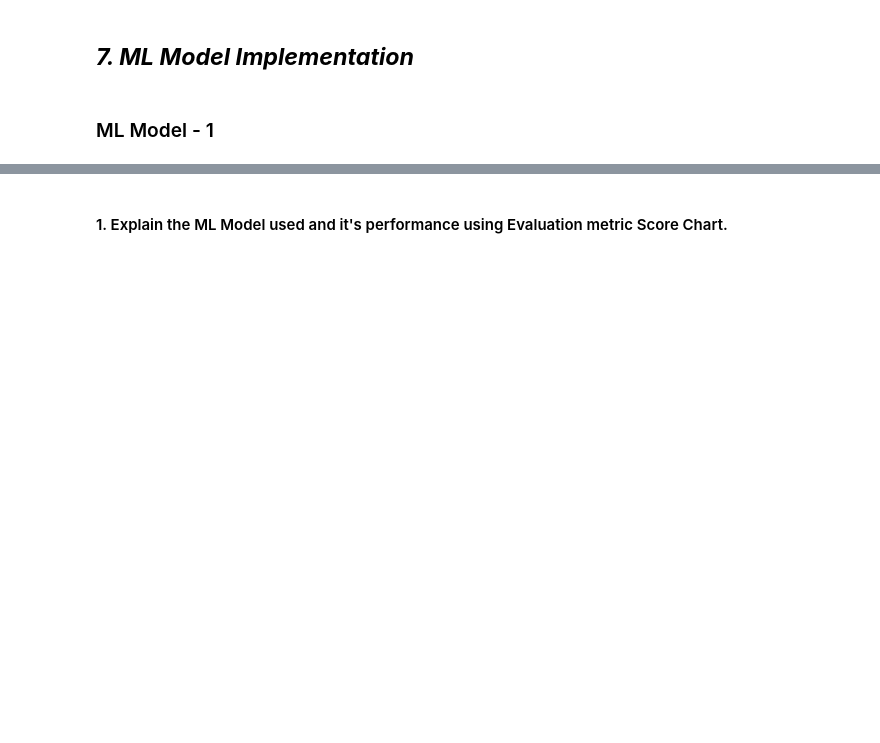
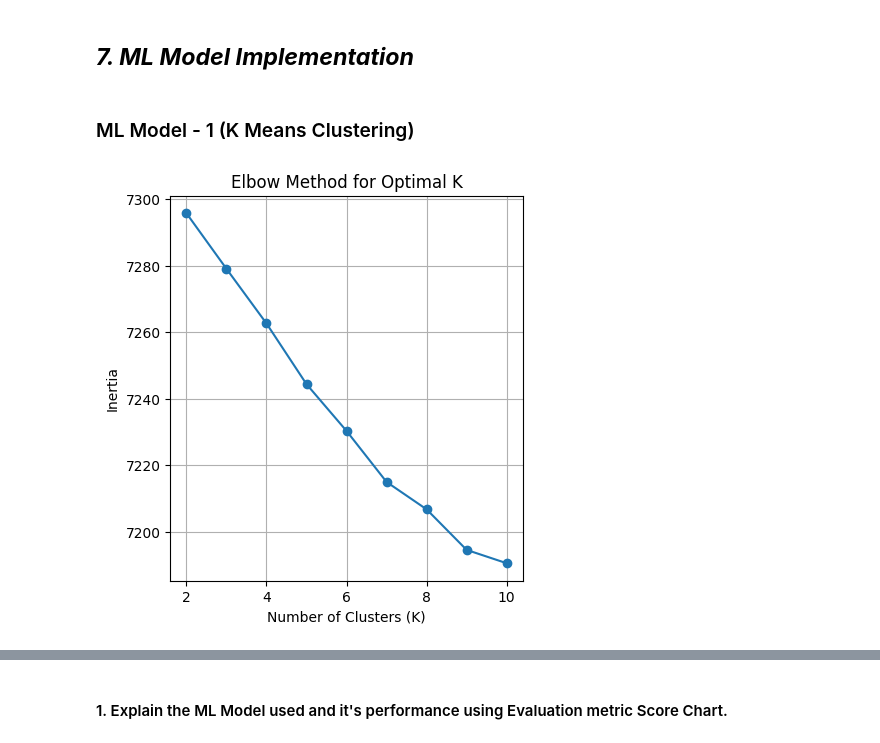
Before and after one commit to dhar9571/Capstone-Project-Unsupervised-ML---Netflix-Dataset, a Jupyter notebook: Capstone_Project_Unsupervised_ML_Netflix_Dataset.ipynb, the cells around one changed output, grey strips where cells are left out. Saved outputs shown, nothing was run; the diff lists cells and outputs as text; code cells hidden in the pictures; blank space fills up the shorter version.

```diff
--- a/Capstone_Project_Unsupervised_ML_Netflix_Dataset.ipynb
+++ b/Capstone_Project_Unsupervised_ML_Netflix_Dataset.ipynb
@@ -1317,4 +1314,4 @@ Answer Here.
 # %% [markdown]
 ## ***7. ML Model Implementation***
 # %% [markdown]
-### ML Model - 1
+### ML Model - 1 (K Means Clustering)
@@ -1326,0 +1318,30 @@ Answer Here.
+# %%
+# Importing required libraries:
+
+from sklearn.cluster import KMeans
+from sklearn.metrics import silhouette_score
+
+# Finding the best value of K using the Elbow Method
+
+inertia_values = []
+silhouette_scores = []
+k_values = range(2, 11)
+
+# Creating a For loop to iterate through different number of clusters:
+
+for k in k_values:
+    kmeans = KMeans(n_clusters=k, random_state=42)
+    kmeans.fit(x_transformed)
+    inertia_values.append(kmeans.inertia_)
+    silhouette_scores.append(silhouette_score(x_transformed, kmeans.labels_))
+# %%
+# Plotting the Elbow Method graph
+plt.figure(figsize=(10, 5))
+plt.subplot(1, 2, 1)
+plt.plot(k_values, inertia_values, marker='o')
+plt.xlabel('Number of Clusters (K)')
+plt.ylabel('Inertia')
+plt.title('Elbow Method for Optimal K')
+plt.grid()
+# %% [output]
+[figure, added]
```
Also changed, not shown: parts of 36 cells of this notebook.
